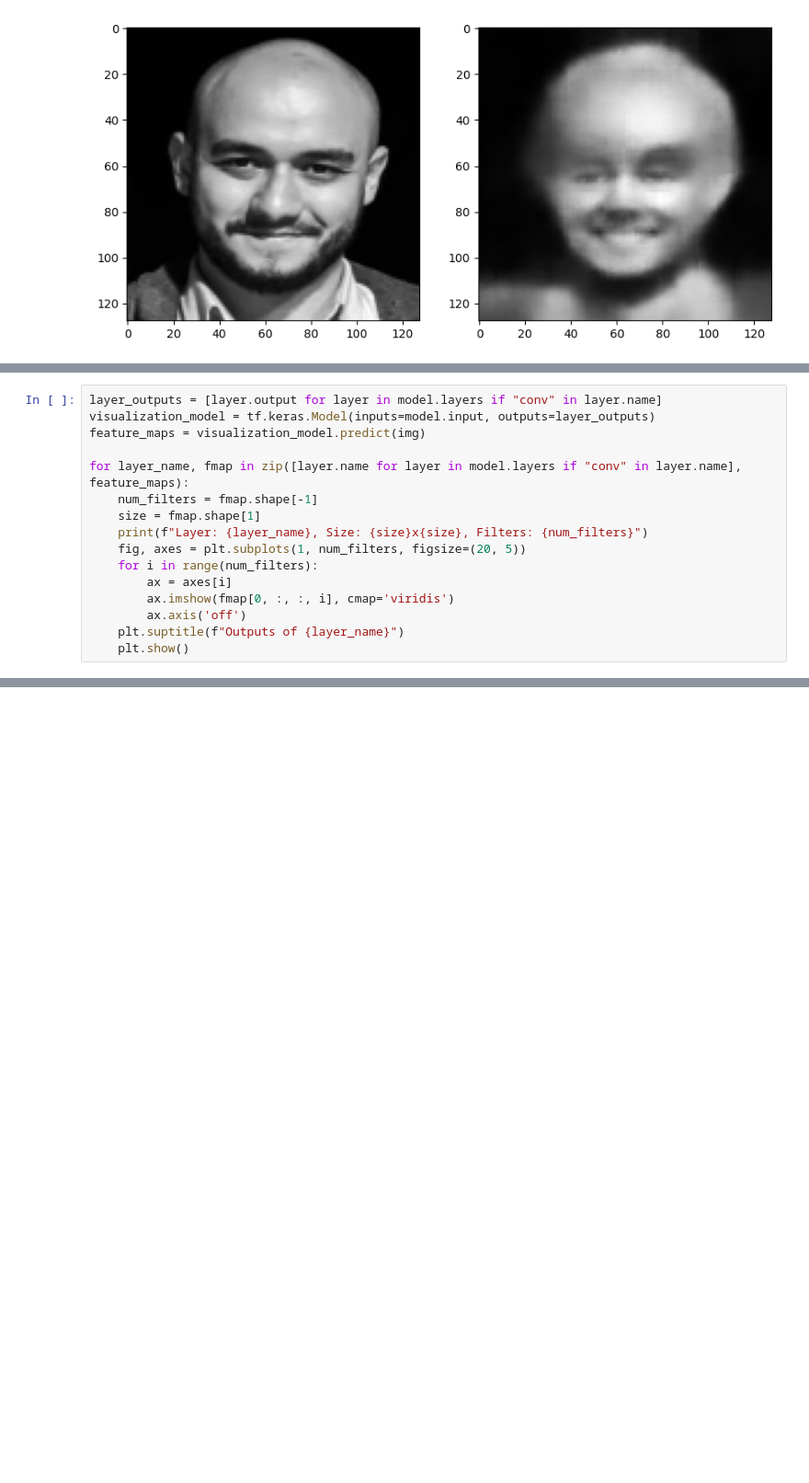
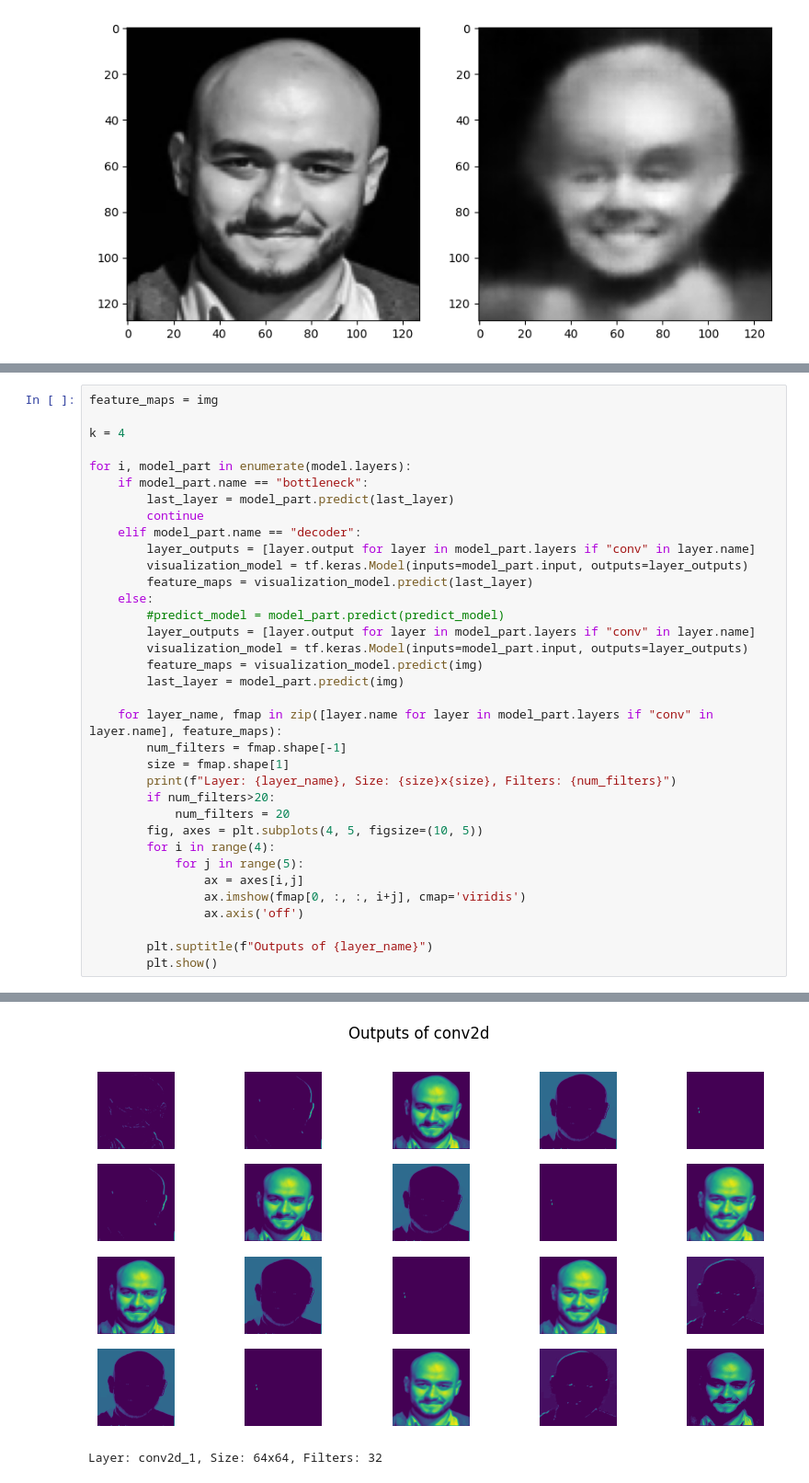
Before and after one commit to mlahmadmostafa/Siamese_autoencoder_face_reco, a Jupyter notebook: Autoencoder_128.ipynb, the cells around one changed output, grey strips where cells are left out. Shown at 92% size. Saved outputs shown, nothing was run; the diff lists cells and outputs as text; blank space fills up the shorter version.

```diff
--- a/Autoencoder_128.ipynb
+++ b/Autoencoder_128.ipynb
@@ -150,17 +171,36 @@ plt.imshow(pred[0], cmap='gray')
 # %%
-layer_outputs = [layer.output for layer in model.layers if "conv" in layer.name]
-visualization_model = tf.keras.Model(inputs=model.input, outputs=layer_outputs)
-feature_maps = visualization_model.predict(img)
+feature_maps = img
 
-for layer_name, fmap in zip([layer.name for layer in model.layers if "conv" in layer.name], feature_maps):
-    num_filters = fmap.shape[-1]
-    size = fmap.shape[1]
-    print(f"Layer: {layer_name}, Size: {size}x{size}, Filters: {num_filters}")
-    fig, axes = plt.subplots(1, num_filters, figsize=(20, 5))
-    for i in range(num_filters):
-        ax = axes[i]
-        ax.imshow(fmap[0, :, :, i], cmap='viridis')
-        ax.axis('off')
-    plt.suptitle(f"Outputs of {layer_name}")
-    plt.show()
+k = 4
+
+for i, model_part in enumerate(model.layers):
+    if model_part.name == "bottleneck":
+        last_layer = model_part.predict(last_layer)
+        continue
+    elif model_part.name == "decoder":
+        layer_outputs = [layer.output for layer in model_part.layers if "conv" in layer.name]
+        visualization_model = tf.keras.Model(inputs=model_part.input, outputs=layer_outputs)
+        feature_maps = visualization_model.predict(last_layer)
+    else:
+        #predict_model = model_part.predict(predict_model)
+        layer_outputs = [layer.output for layer in model_part.layers if "conv" in layer.name]
+        visualization_model = tf.keras.Model(inputs=model_part.input, outputs=layer_outputs)
+        feature_maps = visualization_model.predict(img)
+        last_layer = model_part.predict(img)
+
+    for layer_name, fmap in zip([layer.name for layer in model_part.layers if "conv" in layer.name], feature_maps):
+        num_filters = fmap.shape[-1]
+        size = fmap.shape[1]
+        print(f"Layer: {layer_name}, Size: {size}x{size}, Filters: {num_filters}")
+        if num_filters>20:
+            num_filters = 20
+        fig, axes = plt.subplots(4, 5, figsize=(10, 5))
+        for i in range(4):
+            for j in range(5):
+                ax = axes[i,j]
+                ax.imshow(fmap[0, :, :, i+j], cmap='viridis')
+                ax.axis('off')
+
+        plt.suptitle(f"Outputs of {layer_name}")
+        plt.show()
 # %% [output]
@@ -167,0 +210,2 @@ for layer_name, fmap in zip([layer.name for layer in model.layers if "conv" in l
+[figure, added]
+Layer: conv2d_1, Size: 64x64, Filters: 32
```
Also changed, not shown: parts of 3 cells of this notebook.
